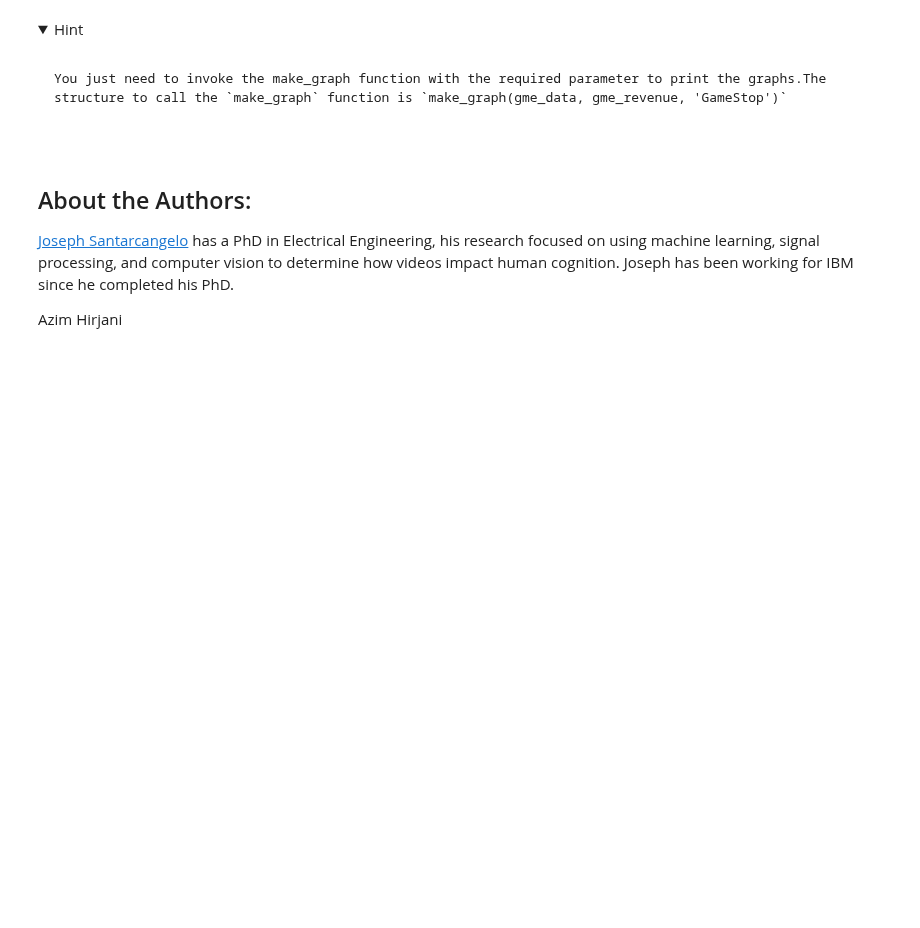
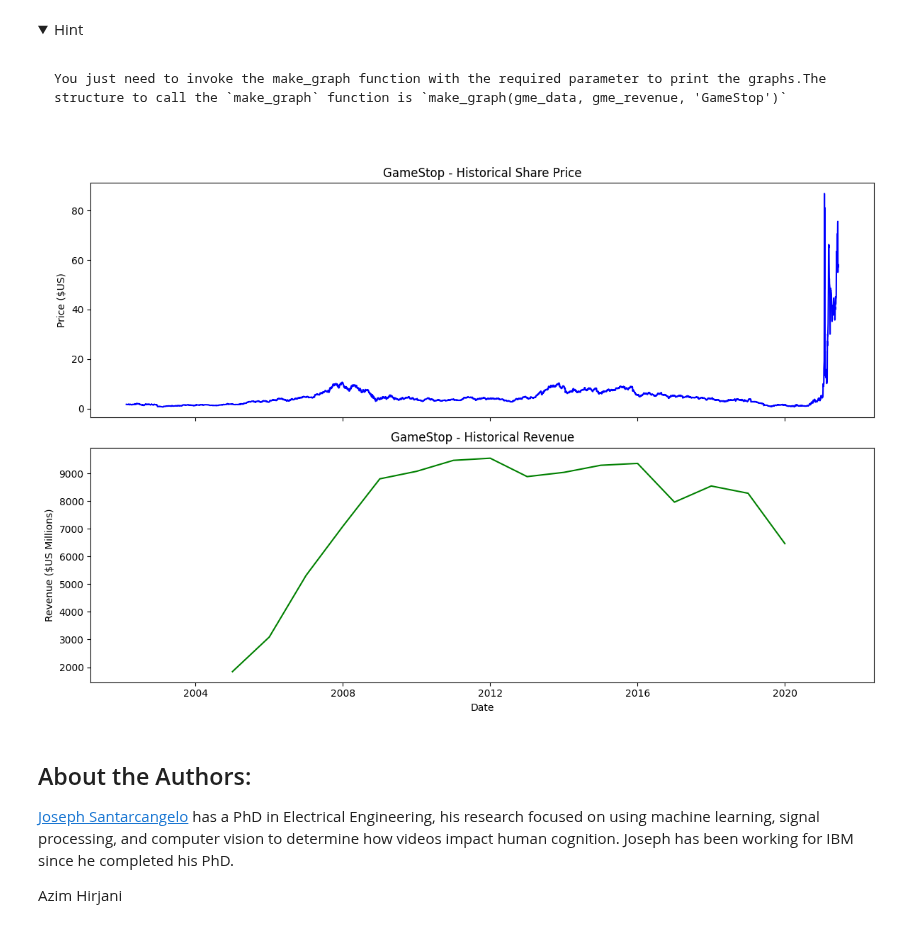
Before and after one commit to viktoruebelhart/studies, a Jupyter notebook: Revenue_Data_and_Building_a_Dashboard_v1.ipynb, the cells around one changed output. Cells and saved outputs as stored; diff of their text form; code cells hidden in the pictures; folded sections open; blank space fills up the shorter version.

````diff
--- a/Revenue_Data_and_Building_a_Dashboard_v1.ipynb
+++ b/Revenue_Data_and_Building_a_Dashboard_v1.ipynb
@@ -237,7 +242,23 @@ If you want to use the read_html function the table is located at index 1
 ```
 
 </details>
+# %%
+gme_revenue = pd.DataFrame(columns =['Date', 'Revenue'])
+# %%
+for row in soup.find("tbody").find_all('tr'):
+    col = row.find_all("td")
+    date = col[0].text
+    revenue = col[1].text
+
+    # Finally we append the data of each row to the table
+    gme_revenue = pd.concat([gme_revenue,pd.DataFrame({"Date":[date], "Revenue":[revenue]})], ignore_index=True)
 # %% [markdown]
 Remove the comma and dollar sign, an null or empty strings from the Revenue column.
+# %%
+gme_revenue["Revenue"] = gme_revenue['Revenue'].str.replace(',|\$',"",regex=True)
+# %%
+gme_revenue.dropna(inplace=True)
+
+gme_revenue = gme_revenue[gme_revenue['Revenue'] != ""]
 # %% [markdown]
 Display the last five rows of the `gme_revenue` dataframe using the `tail` function. Take a screenshot of the results.
@@ -269,6 +303,10 @@ You just need to invoke the make_graph function with the required parameter to p
 ```
 
 </details>
+# %%
+make_graph(gme_data, gme_revenue, 'GameStop')
+# %% [output]
+[figure, added]
 # %% [markdown]
 <h2>About the Authors:</h2>
 
````
Also changed, not shown: parts of 4 cells of this notebook.
